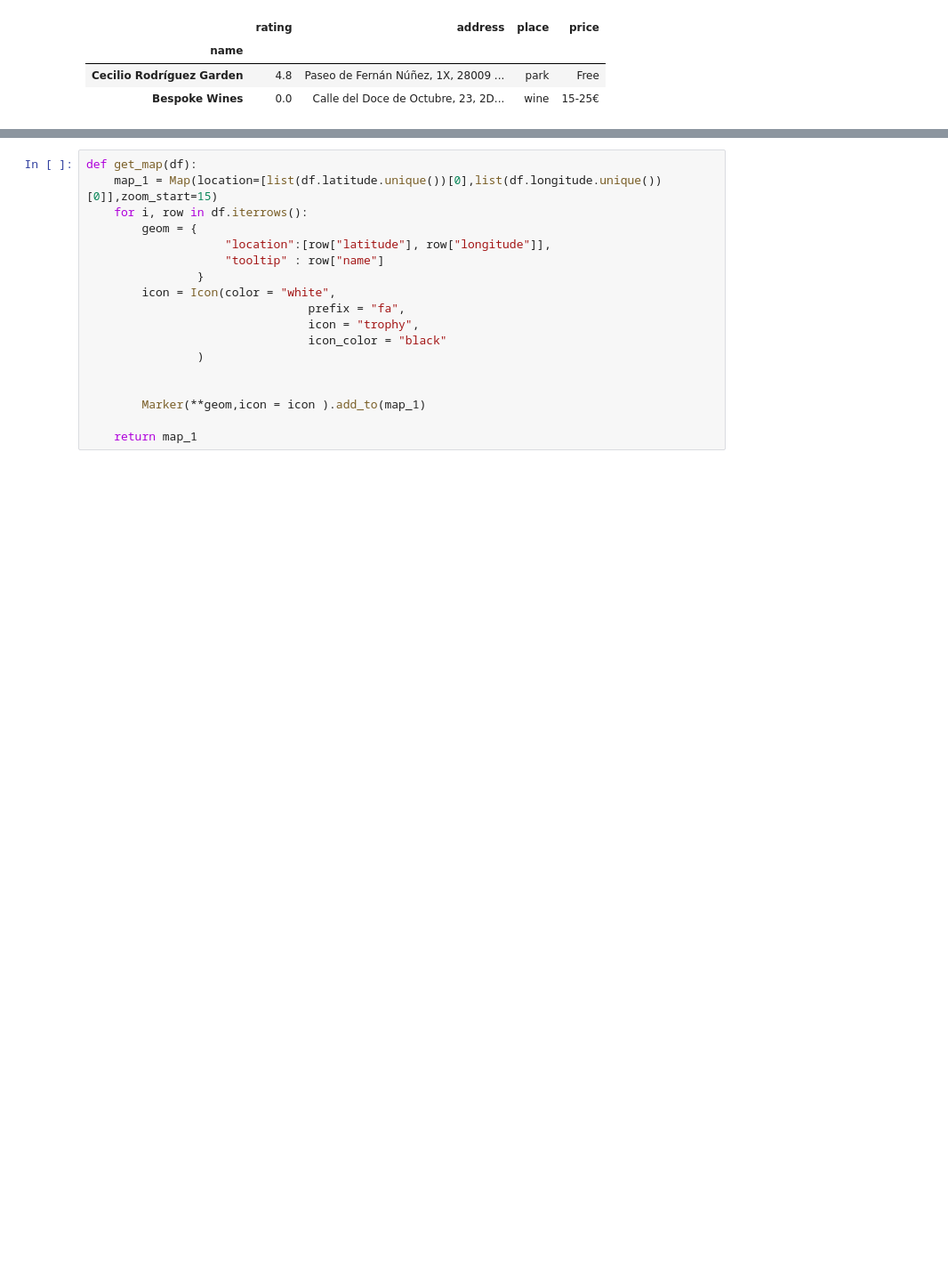
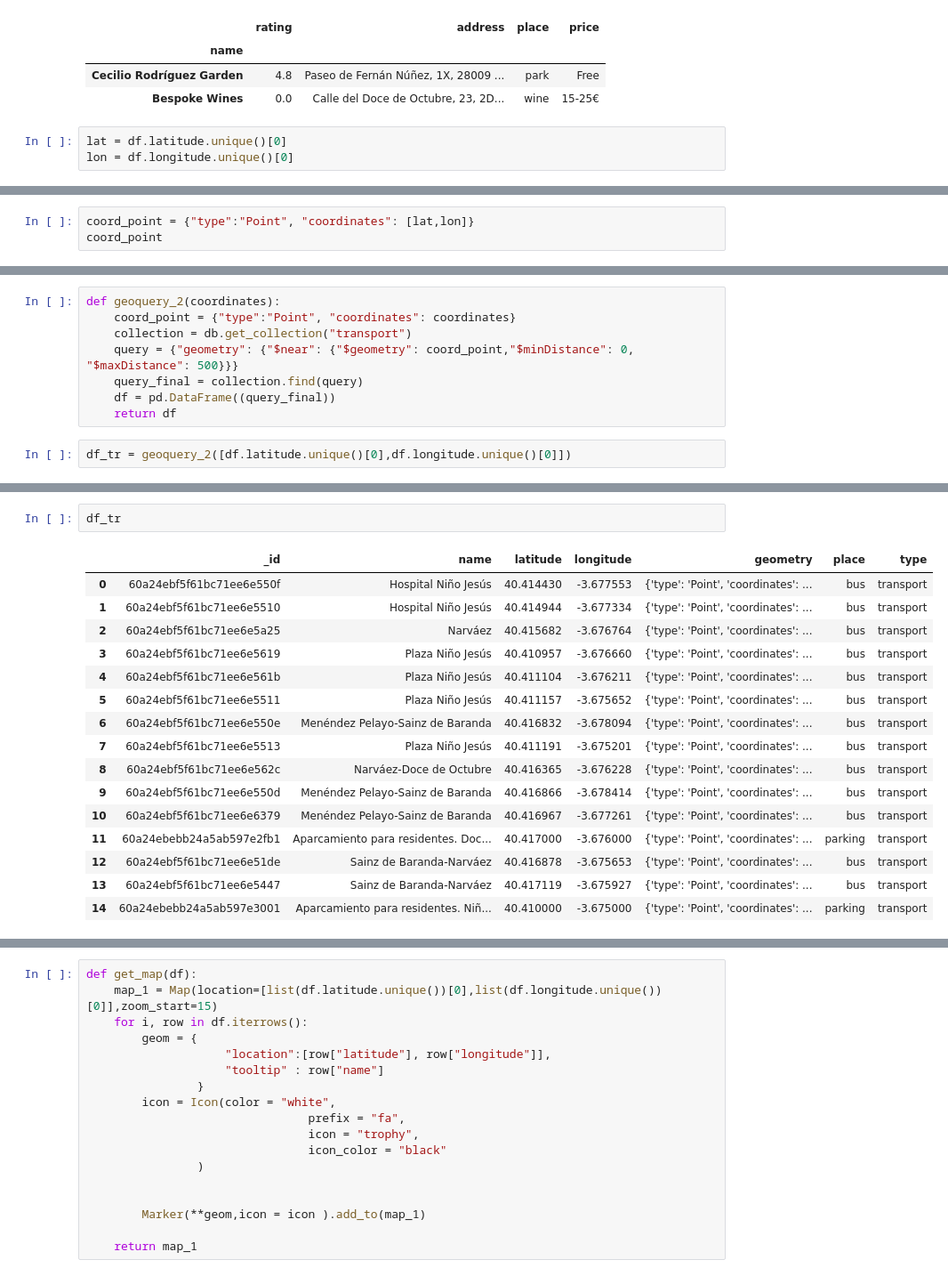
Before and after one commit to julistary/Madplanner-, a Jupyter notebook: combinaciones.ipynb, the cells around one changed output, grey strips where cells are left out. Shown: that part at 89% size. Saved outputs shown, nothing was run; the diff lists cells and outputs as text; blank space fills up the shorter version.

```diff
--- a/combinaciones.ipynb
+++ b/combinaciones.ipynb
@@ -486,3 +486,6 @@ get_df(df)
 | name |  |  |  |  |
 | Cecilio Rodríguez Garden | 4.8 | Paseo de Fernán Núñez, 1X, 28009 ... | park | Free |
 | Bespoke Wines | 0.0 | Calle del Doce de Octubre, 23, 2D... | wine | 15-25€ |
+# %%
+lat = df.latitude.unique()[0]
+lon = df.longitude.unique()[0]
@@ -488,0 +496,3 @@ get_df(df)
+# %%
+coord_point = {"type":"Point", "coordinates": [lat,lon]}
+coord_point
@@ -488,0 +501,10 @@ get_df(df)
+# %%
+def geoquery_2(coordinates):
+    coord_point = {"type":"Point", "coordinates": coordinates}
+    collection = db.get_collection("transport")
+    query = {"geometry": {"$near": {"$geometry": coord_point,"$minDistance": 0, "$maxDistance": 500}}}
+    query_final = collection.find(query)
+    df = pd.DataFrame((query_final))
+    return df
+# %%
+df_tr = geoquery_2([df.latitude.unique()[0],df.longitude.unique()[0]])
@@ -488,0 +562,19 @@ get_df(df)
+# %%
+df_tr
+# %% [output]
+|  | _id | name | latitude | longitude | geometry | place | type |
+| 0 | 60a24ebf5f61bc71ee6e550f | Hospital Niño Jesús | 40.414430 | -3.677553 | {'type': 'Point', 'coordinates': ... | bus | transport |
+| 1 | 60a24ebf5f61bc71ee6e5510 | Hospital Niño Jesús | 40.414944 | -3.677334 | {'type': 'Point', 'coordinates': ... | bus | transport |
+| 2 | 60a24ebf5f61bc71ee6e5a25 | Narváez | 40.415682 | -3.676764 | {'type': 'Point', 'coordinates': ... | bus | transport |
+| 3 | 60a24ebf5f61bc71ee6e5619 | Plaza Niño Jesús | 40.410957 | -3.676660 | {'type': 'Point', 'coordinates': ... | bus | transport |
+| 4 | 60a24ebf5f61bc71ee6e561b | Plaza Niño Jesús | 40.411104 | -3.676211 | {'type': 'Point', 'coordinates': ... | bus | transport |
+| 5 | 60a24ebf5f61bc71ee6e5511 | Plaza Niño Jesús | 40.411157 | -3.675652 | {'type': 'Point', 'coordinates': ... | bus | transport |
+| 6 | 60a24ebf5f61bc71ee6e550e | Menéndez Pelayo-Sainz de Baranda | 40.416832 | -3.678094 | {'type': 'Point', 'coordinates': ... | bus | transport |
+| 7 | 60a24ebf5f61bc71ee6e5513 | Plaza Niño Jesús | 40.411191 | -3.675201 | {'type': 'Point', 'coordinates': ... | bus | transport |
+| 8 | 60a24ebf5f61bc71ee6e562c | Narváez-Doce de Octubre | 40.416365 | -3.676228 | {'type': 'Point', 'coordinates': ... | bus | transport |
+| 9 | 60a24ebf5f61bc71ee6e550d | Menéndez Pelayo-Sainz de Baranda | 40.416866 | -3.678414 | {'type': 'Point', 'coordinates': ... | bus | transport |
+| 10 | 60a24ebf5f61bc71ee6e6379 | Menéndez Pelayo-Sainz de Baranda | 40.416967 | -3.677261 | {'type': 'Point', 'coordinates': ... | bus | transport |
+| 11 | 60a24ebebb24a5ab597e2fb1 | Aparcamiento para residentes. Doc... | 40.417000 | -3.676000 | {'type': 'Point', 'coordinates': ... | parking | transport |
+| 12 | 60a24ebf5f61bc71ee6e51de | Sainz de Baranda-Narváez | 40.416878 | -3.675653 | {'type': 'Point', 'coordinates': ... | bus | transport |
+| 13 | 60a24ebf5f61bc71ee6e5447 | Sainz de Baranda-Narváez | 40.417119 | -3.675927 | {'type': 'Point', 'coordinates': ... | bus | transport |
+| 14 | 60a24ebebb24a5ab597e3001 | Aparcamiento para residentes. Niñ... | 40.410000 | -3.675000 | {'type': 'Point', 'coordinates': ... | parking | transport |
```
Also changed, not shown: parts of 5 cells of this notebook, 4 other files.
